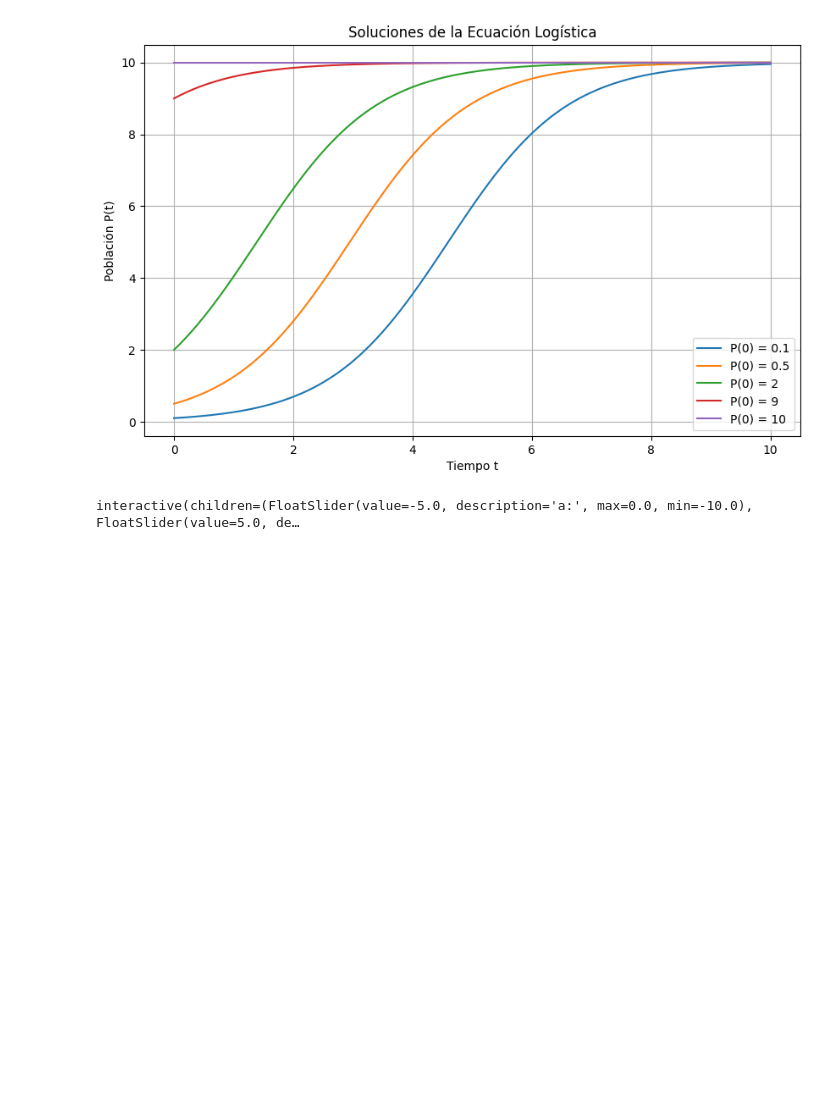
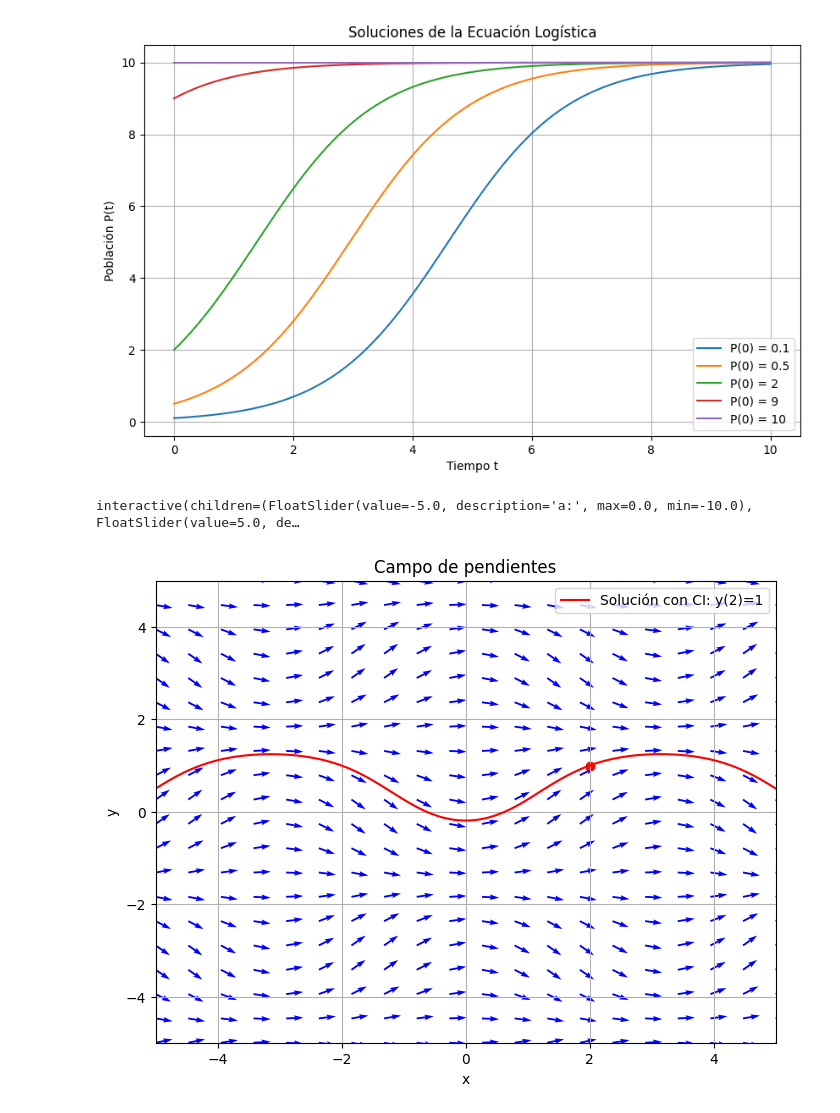
Before and after one commit to DenisOsses/CursoEdo, a Jupyter notebook: Ejercicios.ipynb, the cells around one changed output. Drawn from its saved outputs; the diff is of its cells as text; code cells hidden in the pictures; blank space fills up the shorter version.

```diff
--- a/Ejercicios.ipynb
+++ b/Ejercicios.ipynb
@@ -193,3 +193,56 @@ output.layout.height = '400px'
 interactive_plot
 # %% [output]
 interactive(children=(FloatSlider(value=-5.0, description='a:', max=0.0, min=-10.0), FloatSlider(value=5.0, de…
+# %%
+import numpy as np
+import matplotlib.pyplot as plt
+from scipy.integrate import solve_ivp
+
+# Definición de la EDO
+def f(x, y):
+    return np.sin(x)*np.cos(y) #Se puede cambiar arbitrariamente
+
+# Definir la función para trazar el campo de pendientes y las soluciones.
+def plot_slope_field(a, b, c, d, n, x0, y0=1):
+    x = np.linspace(a, b, n)
+    y = np.linspace(c, d, n)
+    X, Y = np.meshgrid(x, y)
+    U = 1
+    V = f(X, Y)
+
+    # Normalización de las flechas
+    N = np.sqrt(U**2 + V**2)
+    U2, V2 = U/N, V/N
+
+    plt.figure(figsize=(8, 6))
+    plt.quiver(X, Y, U2, V2, angles="xy", color="b")
+    plt.xlabel('x')
+    plt.ylabel('y')
+    plt.title('Campo de pendientes')
+    plt.xlim([a, b])
+    plt.ylim([c, d])
+    plt.grid()
+
+    # Resolución de la EDO con condición inicial en ambas direcciones.
+    def ode_system(t, y):
+        return f(t, y)
+
+    # Hacia adelante en el tiempo
+    t_span_forward = [x0, b]
+    t_eval_forward = np.linspace(x0, b, 100)
+    sol_forward = solve_ivp(ode_system, t_span_forward, [y0], t_eval=t_eval_forward)
+
+    # Hacia atrás en el tiempo
+    t_span_backward = [x0, a]
+    t_eval_backward = np.linspace(x0, a, 100)
+    sol_backward = solve_ivp(ode_system, t_span_backward, [y0], t_eval=t_eval_backward)
+
+    # Gráfico de la solución
+    plt.plot(sol_forward.t, sol_forward.y[0], 'r', label=f'Solución con CI: y({round(x0,2)})={round(y0,2)}')
+    plt.plot(sol_backward.t, sol_backward.y[0], 'r')
+    plt.scatter([x0], [y0], color='red')  # Condición inicial
+    plt.legend()
+    plt.show()
+plot_slope_field(a=-5, b=5, c=-5, d=5, n=20, x0=2, y0=1)
+# %% [output]
+[figure, added]
```
Also changed, not shown: parts of 2 cells of this notebook, 21 other files.
